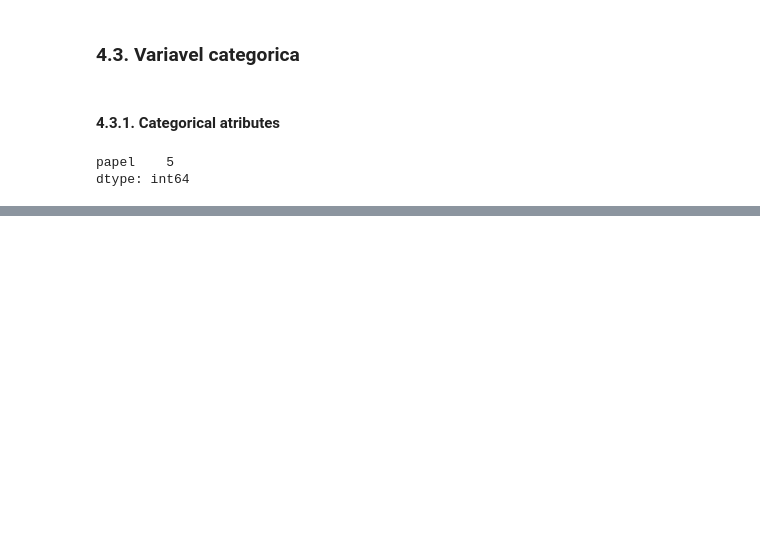
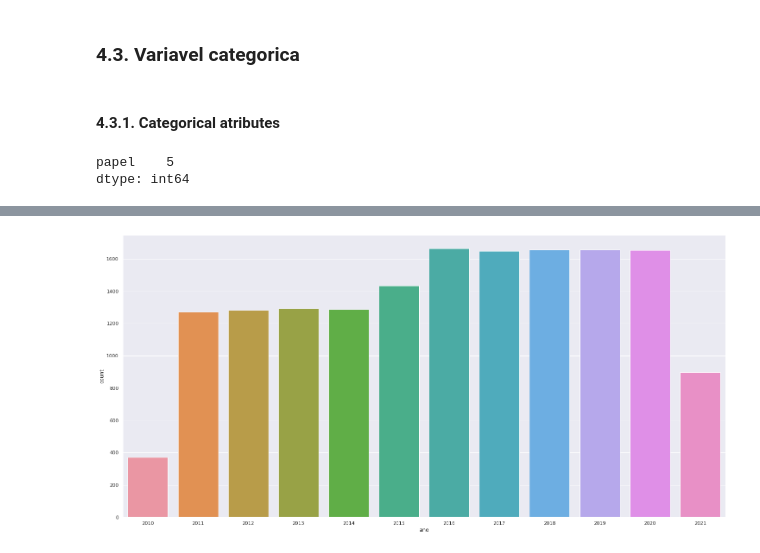
Before and after one commit to wilianuhlmann/predict_profitability_dr, a Jupyter notebook: alpha_funding.ipynb, the cells around one changed output, grey strips where cells are left out. Cells and saved outputs as stored; diff of their text form; code cells hidden in the pictures; blank space fills up the shorter version.

```diff
--- a/alpha_funding.ipynb
+++ b/alpha_funding.ipynb
@@ -754,0 +789,5 @@ sns.countplot(df4['papel']);
+# %%
+# Quantidade de dados que temos disponivel de cada papel
+sns.countplot(df4['ano']);
+# %% [output]
+[figure, added]
```
Also changed, not shown: parts of 50 cells of this notebook.
